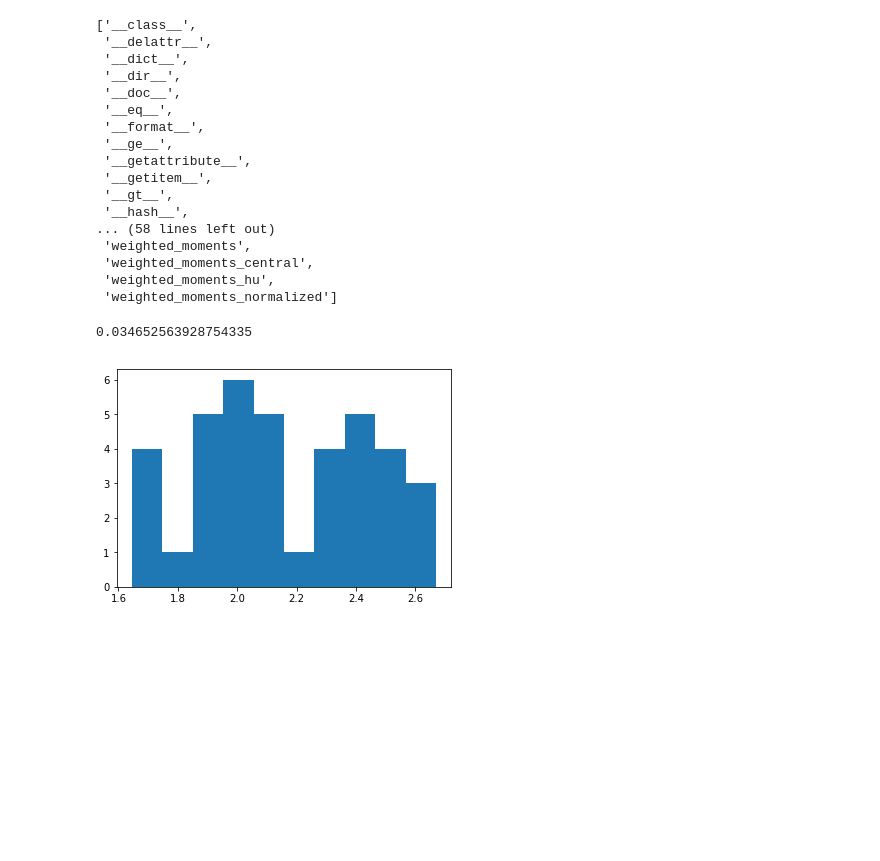
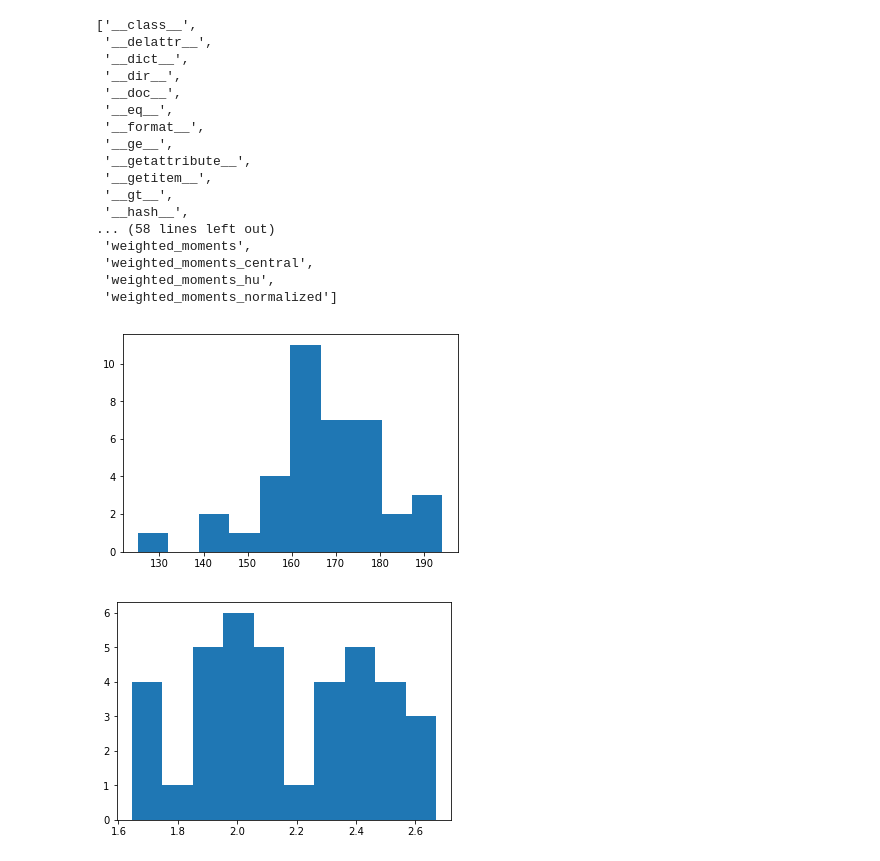
Before and after one commit to andres-patrignani/pynotes, a Jupyter notebook: notebooks/image_analysis_count_seeds.ipynb, the cells around one changed output. Drawn from its saved outputs; the diff is of its cells as text; code cells hidden in the pictures; blank space fills up the shorter version.

```diff
--- a/notebooks/image_analysis_count_seeds.ipynb
+++ b/notebooks/image_analysis_count_seeds.ipynb
@@ -126,24 +126,20 @@ pprint(dir(region[0]))
  'weighted_moments_normalized']
 # %%
 # Eccentricity is the measure of aspect ratio
-seed_volume = np.array([]
+seed_volume = []
 seed_area = []
 seed_eccentricity = []
+seed_perimeter = []
 for item in region:
     major_axis = item.major_axis_length/10 # 10 pixels per millimeter
     minor_axis = item.minor_axis_length/10 # 10 pixels per millimeter
     seed_volume.append(4/3*np.pi*major_axis**2 * minor_axis)
     seed_area.append(item.area)
-    eccentricity.append(item.major_axis_length/item.minor_axis_length)
+    seed_eccentricity.append(item.major_axis_length/item.minor_axis_length)
+    seed_perimeter.append(item.perimeter)
-# %%
-# Weight of thousands seeds
-seed_density = 0.00006 # g/mm^3
-seed_volume[0]         # mm^3
-seed_mass = seed_volume * seed_density
-print('Mass of 1000 seeds:',seed_mass
-# %% [output]
-0.034652563928754335
 # %%
-plt.hist(seed_volume)
+plt.hist(seed_perimeter)
 plt.show()
+# %% [output]
+[figure, added]
 # %%
```
Also changed, not shown: parts of 1 cell of this notebook, 14 other files.
